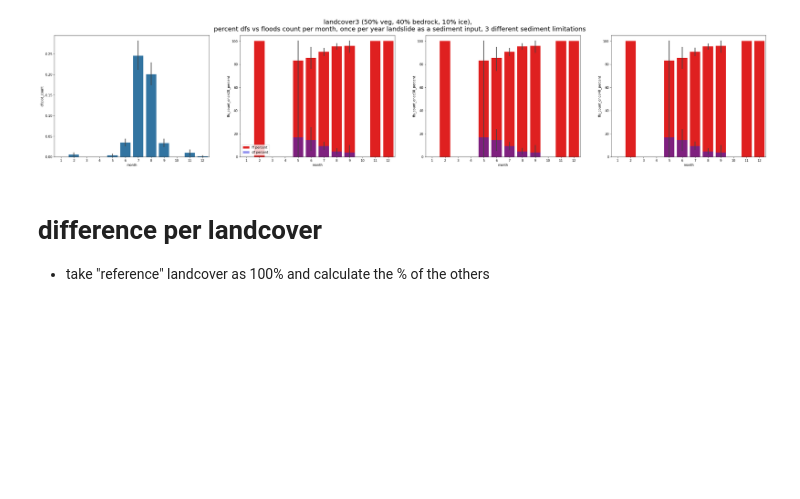
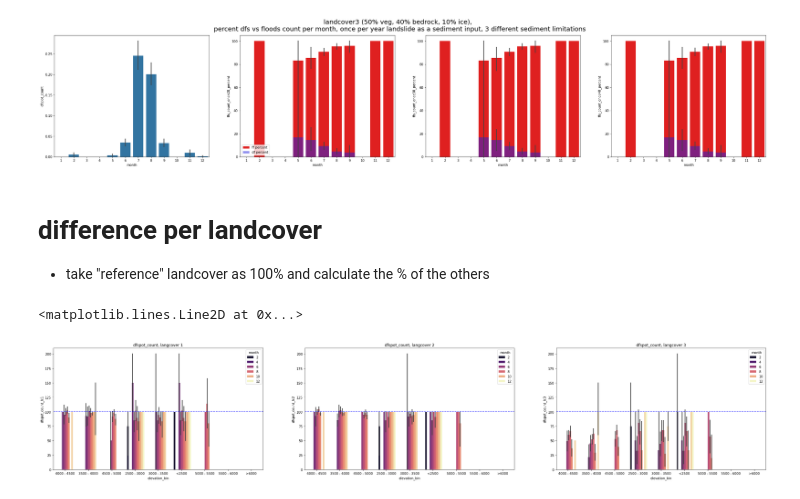
Before and after one commit to varyabazilova/sedcas_sediments_hma, a Jupyter notebook: 202406_modelruns/floods_per_month_plots_test.ipynb, the cells around one changed output. Cells and saved outputs as stored; diff of their text form; code cells hidden in the pictures; blank space fills up the shorter version.

```diff
--- a/202406_modelruns/floods_per_month_plots_test.ipynb
+++ b/202406_modelruns/floods_per_month_plots_test.ipynb
@@ -547,21 +547,24 @@ dfs_potential_percent = calculate_percentage(dfs_potential_percent, reference_co
 # %%
 fig = plt.figure(figsize=(40, 7))
 mosaic = fig.subplot_mosaic('''
                             abc
                             ''')
 
-sns.barplot(ax = mosaic['a'], data=dfs_potential_percent, x="elevation_bin", y="dfspot_count_lc1", color = 'red', hue = 'month')#, label = 'ff percent') #, hue = 'elevation_bin')
-sns.barplot(ax = mosaic['b'], data=dfs_potential_percent, x="elevation_bin", y="dfspot_count_lc2", color = 'red', hue = 'month') #, hue = 'elevation_bin')
-sns.barplot(ax = mosaic['c'], data=dfs_potential_percent, x="elevation_bin", y="dfspot_count_lc3", color = 'red', hue = 'month') #, hue = 'elevation_bin')
+sns.barplot(ax = mosaic['a'], data=dfs_potential_percent, x="elevation_bin", y="dfspot_count_lc1", palette = 'magma', hue = 'month')#, label = 'ff percent') #, hue = 'elevation_bin')
+sns.barplot(ax = mosaic['b'], data=dfs_potential_percent, x="elevation_bin", y="dfspot_count_lc2", palette = 'magma', hue = 'month') #, hue = 'elevation_bin')
+sns.barplot(ax = mosaic['c'], data=dfs_potential_percent, x="elevation_bin", y="dfspot_count_lc3", palette = 'magma', hue = 'month') #, hue = 'elevation_bin')
 
 # Set titles for the individual subplots
 mosaic['a'].set_title('dfspot_count, langcover 1')
 mosaic['b'].set_title('dfspot_count, langcover 2')
 mosaic['c'].set_title('dfspot_count, langcover 3')
 
 mosaic['a'].axhline(y=100, color='blue', linestyle='--')#, linewidth=2)
 mosaic['b'].axhline(y=100, color='blue', linestyle='--')#, linewidth=2)
 mosaic['c'].axhline(y=100, color='blue', linestyle='--')#, linewidth=2)
+# %% [output]
+<matplotlib.lines.Line2D at 0x...>
+[figure, added]
 # %%
 fig = plt.figure(figsize=(40, 7))#, layout = 'tight')
 mosaic = fig.subplot_mosaic('''
```
Also changed, not shown: parts of 1 cell of this notebook, 2 other files.
